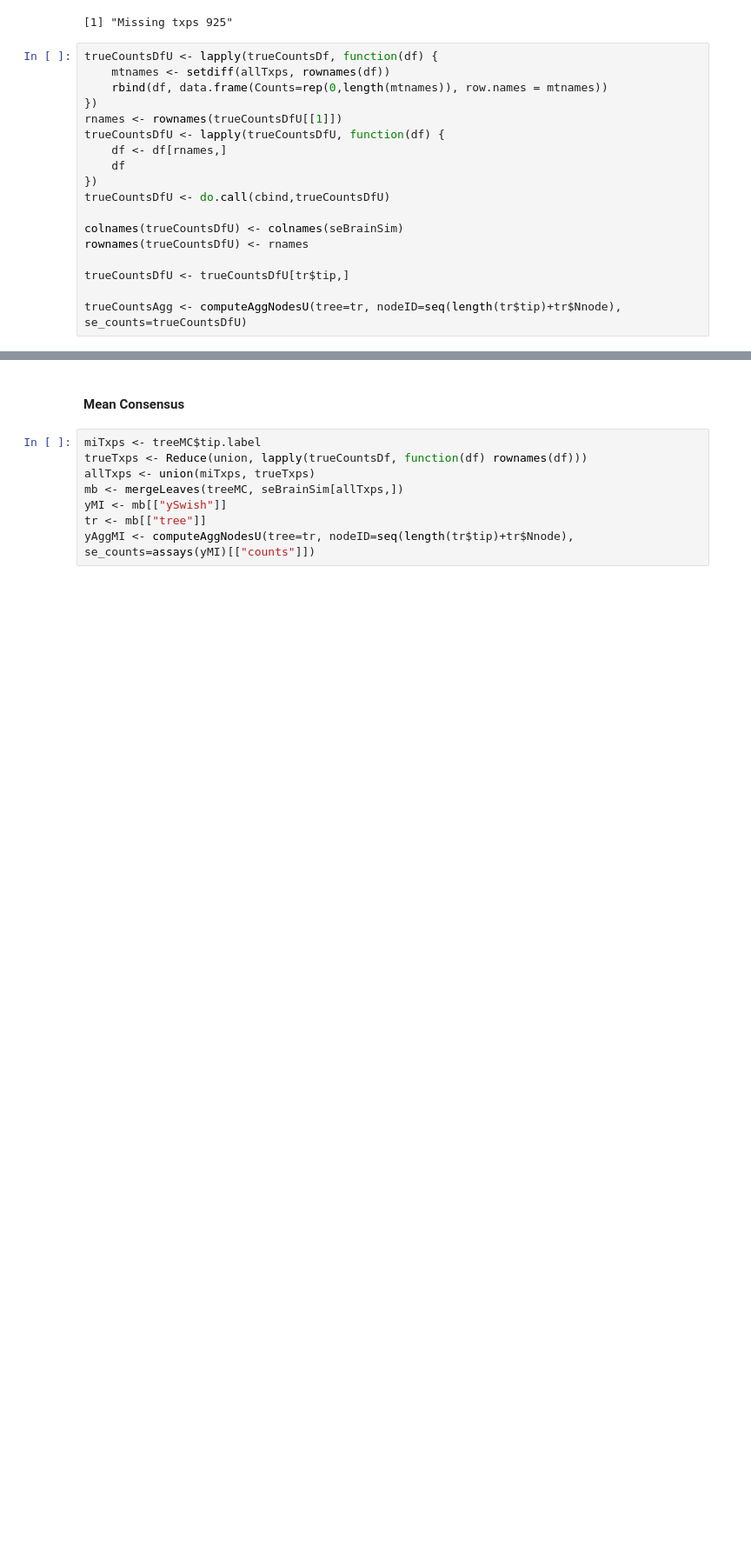
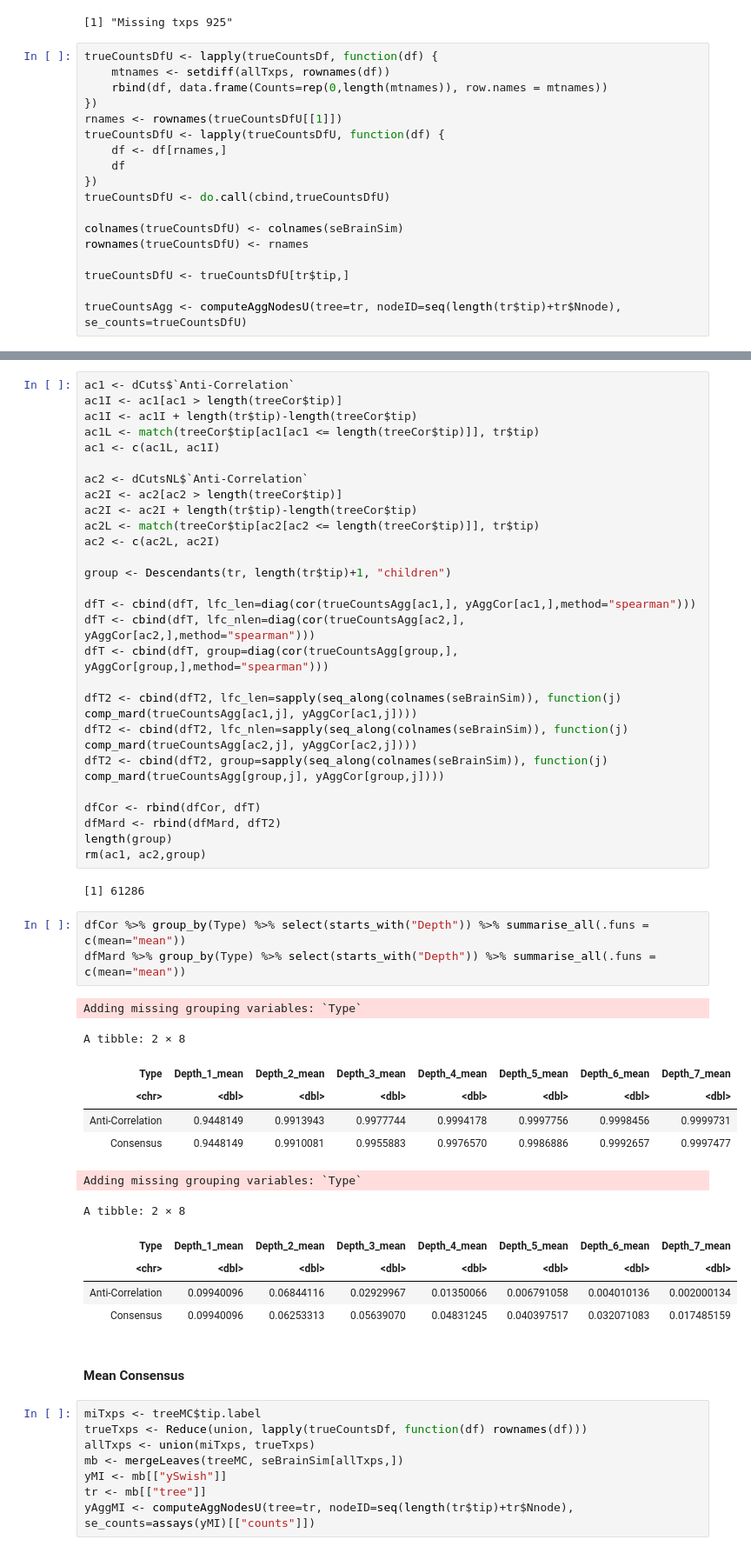
Before and after one commit to NPSDC/treeTerminusScripts, a Jupyter notebook: brain_simulation_nodtu/mode=gc_bias/post_type=gibbs_nrep=100_tf=100/updated/tree_analysis/Correlation.ipynb, the cells around one changed output, grey strips where cells are left out. Shown: that part at 87% size. Drawn from its saved outputs; the diff is of its cells as text; blank space fills up the shorter version.

```diff
--- a/brain_simulation_nodtu/mode=gc_bias/post_type=gibbs_nrep=100_tf=100/updated/tree_analysis/Correlation.ipynb
+++ b/brain_simulation_nodtu/mode=gc_bias/post_type=gibbs_nrep=100_tf=100/updated/tree_analysis/Correlation.ipynb
@@ -184,3 +169,48 @@ dfMard <- rbind(dfMard, dfT2)
+# %%
+ac1 <- dCuts$`Anti-Correlation`
+ac1I <- ac1[ac1 > length(treeCor$tip)]
+ac1I <- ac1I + length(tr$tip)-length(treeCor$tip)
+ac1L <- match(treeCor$tip[ac1[ac1 <= length(treeCor$tip)]], tr$tip)
+ac1 <- c(ac1L, ac1I)
+
+ac2 <- dCutsNL$`Anti-Correlation`
+ac2I <- ac2[ac2 > length(treeCor$tip)]
+ac2I <- ac2I + length(tr$tip)-length(treeCor$tip)
+ac2L <- match(treeCor$tip[ac2[ac2 <= length(treeCor$tip)]], tr$tip)
+ac2 <- c(ac2L, ac2I)
+
+group <- Descendants(tr, length(tr$tip)+1, "children")
+
+dfT <- cbind(dfT, lfc_len=diag(cor(trueCountsAgg[ac1,], yAggCor[ac1,],method="spearman")))
+dfT <- cbind(dfT, lfc_nlen=diag(cor(trueCountsAgg[ac2,], yAggCor[ac2,],method="spearman")))
+dfT <- cbind(dfT, group=diag(cor(trueCountsAgg[group,], yAggCor[group,],method="spearman")))
+
+dfT2 <- cbind(dfT2, lfc_len=sapply(seq_along(colnames(seBrainSim)), function(j) comp_mard(trueCountsAgg[ac1,j], yAggCor[ac1,j])))
+dfT2 <- cbind(dfT2, lfc_nlen=sapply(seq_along(colnames(seBrainSim)), function(j) comp_mard(trueCountsAgg[ac2,j], yAggCor[ac2,j])))
+dfT2 <- cbind(dfT2, group=sapply(seq_along(colnames(seBrainSim)), function(j) comp_mard(trueCountsAgg[group,j], yAggCor[group,j])))
+
+dfCor <- rbind(dfCor, dfT)
+dfMard <- rbind(dfMard, dfT2)
+length(group)
+rm(ac1, ac2,group)
+# %% [output]
+[1] 61286
+# %%
+dfCor %>% group_by(Type) %>% select(starts_with("Depth")) %>% summarise_all(.funs = c(mean="mean"))
+dfMard %>% group_by(Type) %>% select(starts_with("Depth")) %>% summarise_all(.funs = c(mean="mean"))
+# %% [output]
+Adding missing grouping variables: `Type`
+A tibble: 2 × 8
+| Type | Depth_1_mean | Depth_2_mean | Depth_3_mean | Depth_4_mean | Depth_5_mean | Depth_6_mean | Depth_7_mean |
+| <chr> | <dbl> | <dbl> | <dbl> | <dbl> | <dbl> | <dbl> | <dbl> |
+| Anti-Correlation | 0.9448149 | 0.9913943 | 0.9977744 | 0.9994178 | 0.9997756 | 0.9998456 | 0.9999731 |
+| Consensus | 0.9448149 | 0.9910081 | 0.9955883 | 0.9976570 | 0.9986886 | 0.9992657 | 0.9997477 |
+Adding missing grouping variables: `Type`
+A tibble: 2 × 8
+| Type | Depth_1_mean | Depth_2_mean | Depth_3_mean | Depth_4_mean | Depth_5_mean | Depth_6_mean | Depth_7_mean |
+| <chr> | <dbl> | <dbl> | <dbl> | <dbl> | <dbl> | <dbl> | <dbl> |
+| Anti-Correlation | 0.09940096 | 0.06844116 | 0.02929967 | 0.01350066 | 0.006791058 | 0.004010136 | 0.002000134 |
+| Consensus | 0.09940096 | 0.06253313 | 0.05639070 | 0.04831245 | 0.040397517 | 0.032071083 | 0.017485159 |
 # %% [markdown]
 #### Mean Consensus
 # %%
```
Also changed, not shown: parts of 17 cells of this notebook, 2 other files.
